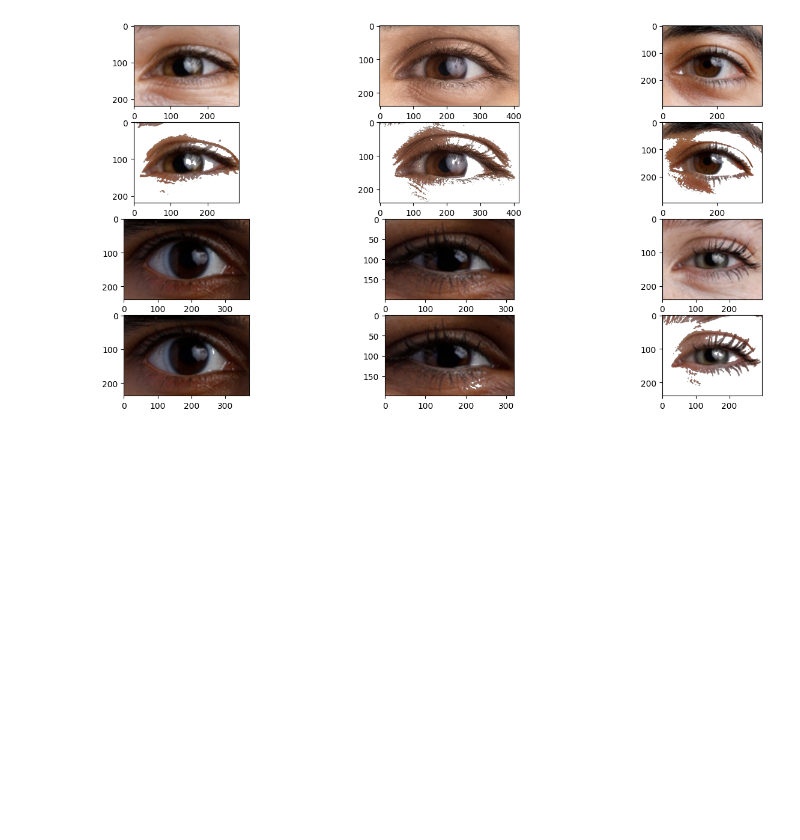
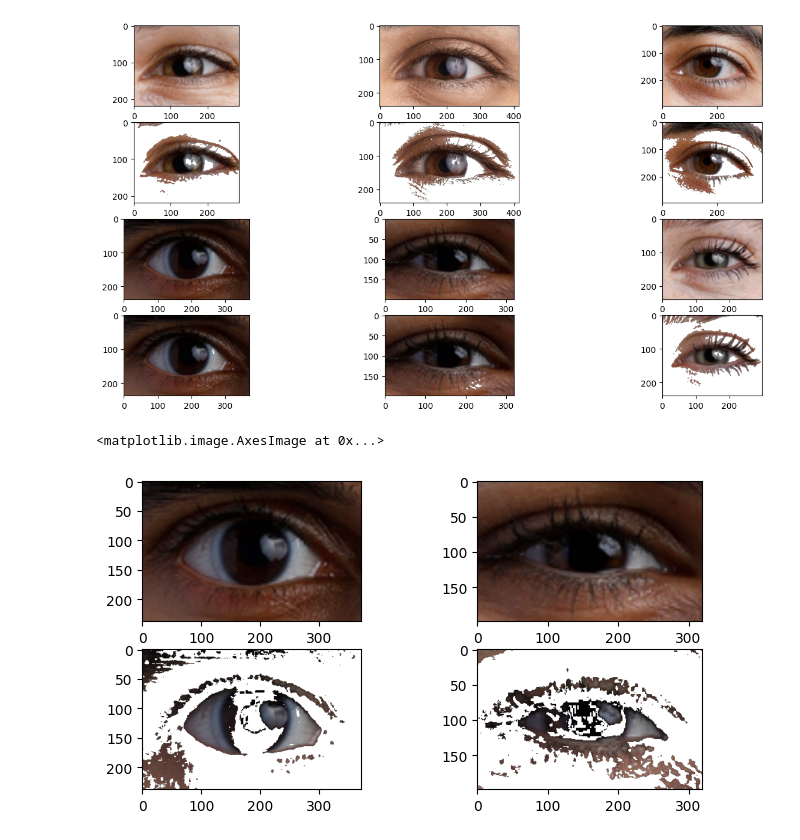
Before and after one commit to ethanrasmussen/EyeTraumaAnalysis, a Jupyter notebook: src/notebooks/ethan_skin_testing.ipynb, the cells around one changed output. Cells and saved outputs as stored; diff of their text form; code cells hidden in the pictures; blank space fills up the shorter version.

Commit message:
experimenting with other color thresholds

```diff
--- a/src/notebooks/ethan_skin_testing.ipynb
+++ b/src/notebooks/ethan_skin_testing.ipynb
@@ -230,3 +230,21 @@ axs[3,2].imshow(tgt6)
 # %% [output]
 <matplotlib.image.AxesImage at 0x...>
 [figure]
+# %%
+fig, axs = plt.subplots(2, 2, figsize=(8,4))
+
+axs[0,0].imshow(im4.img)
+axs[0,1].imshow(im5.img)
+
+axs[1,0].imshow(
+    cv2.bitwise_and(im4.img,im4.img,
+                    mask=cv2.inRange(cv2.cvtColor(im4.img[...,:3], cv2.COLOR_RGB2HSV), (0, 0, 0), (255, 110, 160)))
+)
+
+axs[1,1].imshow(
+    cv2.bitwise_and(im5.img,im5.img,
+                    mask=cv2.inRange(cv2.cvtColor(im5.img[...,:3], cv2.COLOR_RGB2HSV), (0, 0, 0), (255, 110, 160)))
+)
+# %% [output]
+<matplotlib.image.AxesImage at 0x...>
+[figure, added]
```
